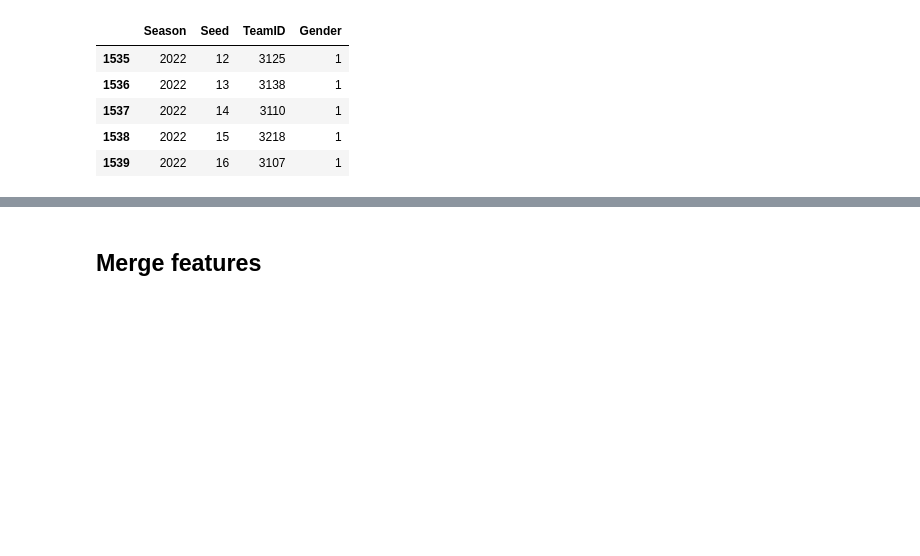
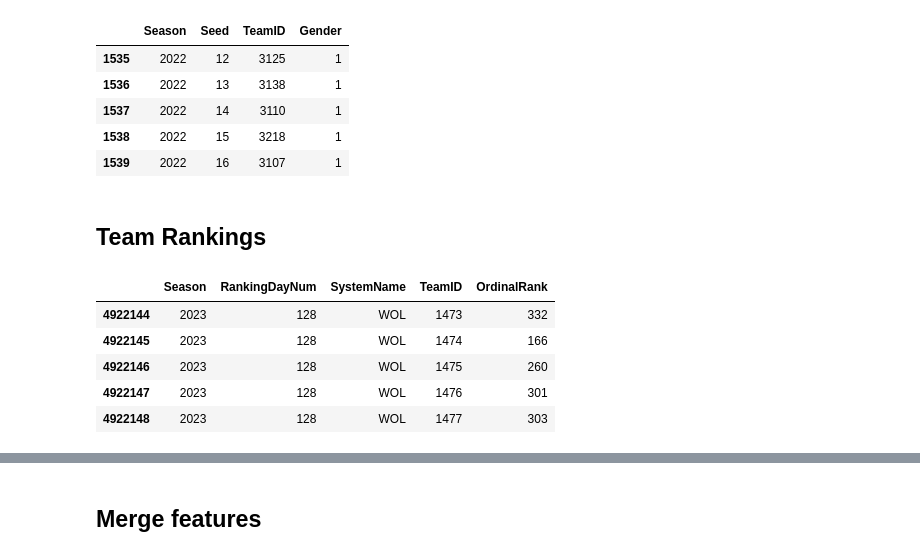
Before and after one commit to sethchart/kaggle-march-machine-learning-mania, a Jupyter notebook: kernels/warmup/notebook.ipynb, the cells around one changed output, grey strips where cells are left out. Cells and saved outputs as stored; diff of their text form; code cells hidden in the pictures; blank space fills up the shorter version.

```diff
--- a/kernels/warmup/notebook.ipynb
+++ b/kernels/warmup/notebook.ipynb
@@ -228,3 +252,15 @@ seed_features.tail()
 | 1537 | 2022 | 14 | 3110 | 1 |
 | 1538 | 2022 | 15 | 3218 | 1 |
 | 1539 | 2022 | 16 | 3107 | 1 |
+# %% [markdown]
+## Team Rankings
+# %%
+MMasseyOrdinals = pd.read_csv("/kaggle/input/warmup-round-march-machine-learning-mania-2023/MMasseyOrdinals.csv")
+MMasseyOrdinals.tail()
+# %% [output]
+|  | Season | RankingDayNum | SystemName | TeamID | OrdinalRank |
+| 4922144 | 2023 | 128 | WOL | 1473 | 332 |
+| 4922145 | 2023 | 128 | WOL | 1474 | 166 |
+| 4922146 | 2023 | 128 | WOL | 1475 | 260 |
+| 4922147 | 2023 | 128 | WOL | 1476 | 301 |
+| 4922148 | 2023 | 128 | WOL | 1477 | 303 |
```
Also changed, not shown: parts of 9 cells of this notebook.
